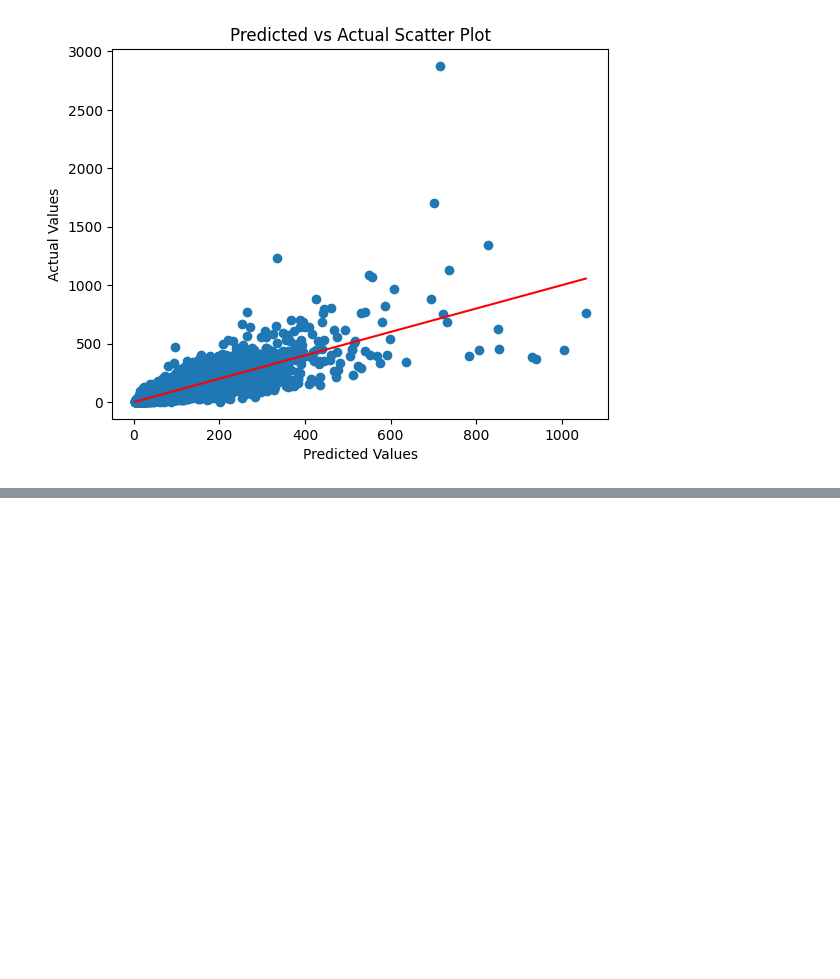
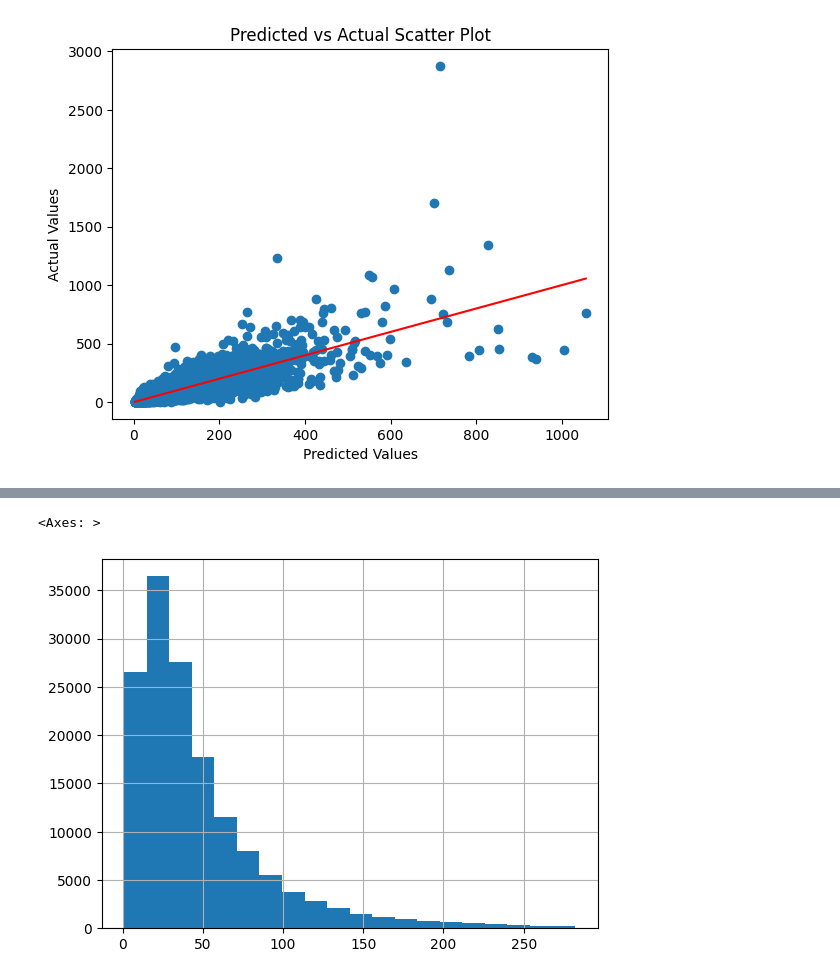
Before and after one commit to BarraHarrison/Demand-Forecasting, a Jupyter notebook: demand_forecasting.ipynb, the cells around one changed output, grey strips where cells are left out. Drawn from its saved outputs; the diff is of its cells as text; code cells hidden in the pictures; blank space fills up the shorter version.

```diff
--- a/demand_forecasting.ipynb
+++ b/demand_forecasting.ipynb
@@ -83,0 +89,2 @@ plt.show()
+# %%
+data_frame = data_frame.drop("record_ID", axis=1)
@@ -83,0 +141,2 @@ plt.show()
+# %%
+data_frame = data_frame[data_frame.units_sold < data_frame.units_sold.quantile(0.99)]
@@ -83,0 +159,5 @@ plt.show()
+# %%
+data_frame.units_sold.hist(bins=20)
+# %% [output]
+<Axes: >
+[figure, added]
```
Also changed, not shown: parts of 10 cells of this notebook.
